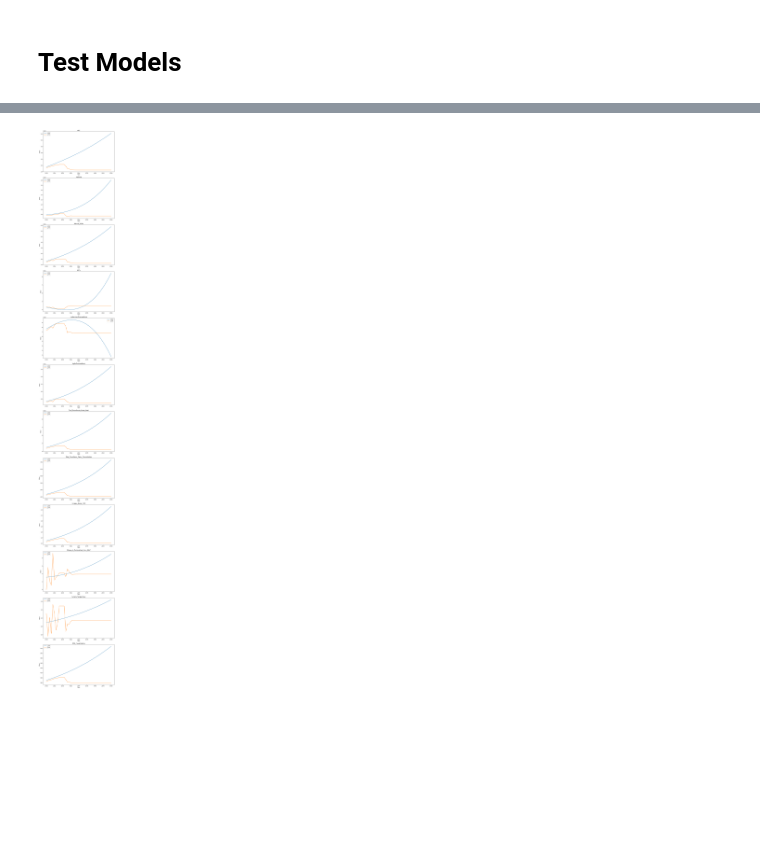
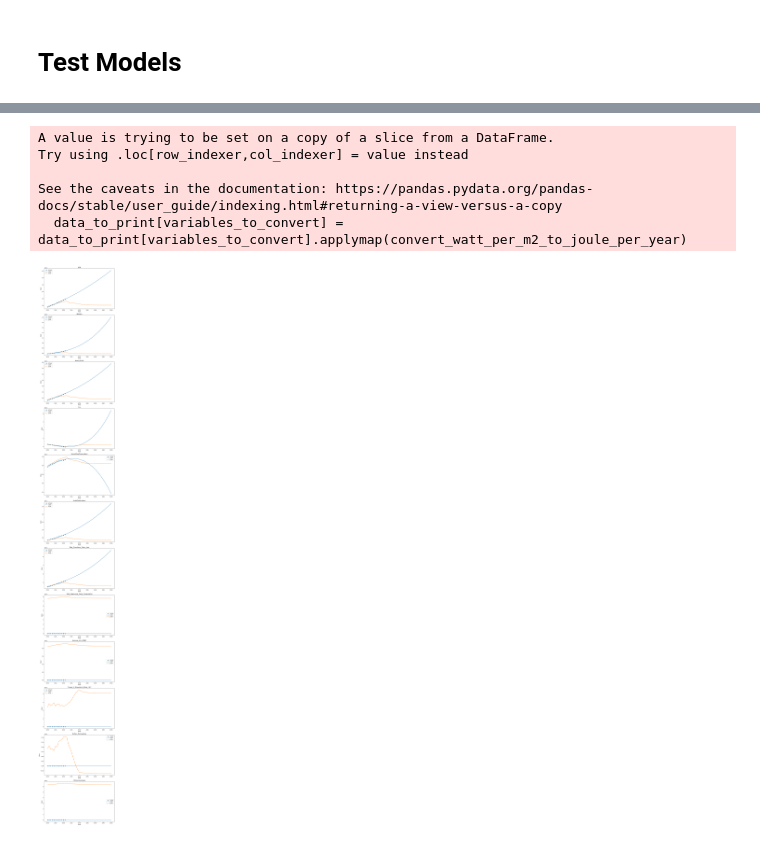
Before and after one commit to anti-integral/ClimateChangePrediction, a Jupyter notebook: training_models.ipynb, the cells around one changed output, grey strips where cells are left out. Cells and saved outputs as stored; diff of their text form; code cells hidden in the pictures; blank space fills up the shorter version.

```diff
--- a/training_models.ipynb
+++ b/training_models.ipynb
@@ -133,16 +134,18 @@ y_test = np.array(y_test)
 model_lstm = Sequential()
 model_lstm.add(LSTM(units=128, input_shape=(X_train.shape[1], X_train.shape[2])))
 model_lstm.add(Dense(64, activation='relu'))
+# model_lstm.add(Dense(48, activation='relu'))
 model_lstm.add(Dense(32, activation='relu'))
-model_lstm.add(Dense(32, activation='tanh'))
+model_lstm.add(Dense(32, activation='relu'))
+model_lstm.add(Dense(16, activation='relu'))
 model_lstm.add(Dense(16, activation='relu'))
 model_lstm.add(Dense(len(target_variables), activation='linear'))  # Adjust the output dimension based on the number of target variables
 
 # Compile the model
-model_lstm.compile(optimizer=Adam(learning_rate=0.001), loss='mean_squared_error', metrics=[MeanAbsoluteError()])
+model_lstm.compile(optimizer=Adam(learning_rate=0.01), loss='mean_squared_error', metrics=[MeanAbsoluteError()])
 
 # Train the model
-history=model_lstm.fit(X_train, y_train, epochs=1000, batch_size=16, verbose=0)
+history=model_lstm.fit(X_train, y_train, epochs=500, batch_size=16, verbose=0)
 # %%
 def convert_watt_per_m2_to_joule_per_year(watt_per_m2):
     total_surface_area_earth_m2 = 5.1 * 10**14
@@ -150,7 +153,7 @@ def convert_watt_per_m2_to_joule_per_year(watt_per_m2):
     joules_per_year = watt_per_m2 * total_surface_area_earth_m2 * seconds_per_year
     return joules_per_year
 # %%
-def lstm_prediction(input_year, scale = 1):
+def lstm_prediction(input_year, model_lstm, scale = 1):
     prediction_val = []
     if input_year>2021:
         # Prepare the input data
@@ -249,11 +252,6 @@ lsrm_predictions = []
 lstm_predictions = []
 for year in range(start_year, end_year):
     lsrm_predictions.append(model_lsrm.predict(year))
-    lstm_predictions.append(lstm_prediction(year, 10))
-df_lsrm = pd.DataFrame(lsrm_predictions, columns=target_variables)
-df_lstm = pd.DataFrame(lstm_predictions, columns=target_variables)
-
-df_lsrm[variables_to_convert] = df_lsrm[variables_to_convert].applymap(convert_watt_per_m2_to_joule_per_year)
-df_lstm[variables_to_convert] = df_lstm[variables_to_convert].applymap(convert_watt_per_m2_to_joule_per_year)
+    lstm_predictions.append(lstm_prediction(year, model_lstm, 1))
 # %% [output]
 h1
@@ -276,17 +274,30 @@ h1
+# %%
+df_lsrm = pd.DataFrame(lsrm_predictions, columns=train_variables)
+df_lstm = pd.DataFrame(lstm_predictions, columns=target_variables)
+
+df_lsrm[variables_to_convert] = df_lsrm[variables_to_convert].applymap(convert_watt_per_m2_to_joule_per_year)
+df_lstm[target_variables] = df_lstm[target_variables].applymap(convert_watt_per_m2_to_joule_per_year)
 # %%
 # Plot actual vs predicted for each target variable
 fig, axes = plt.subplots(len(target_variables), 1, figsize=(10, 6 * len(target_variables)))
 years = [year for year in range(start_year, end_year)]
+data_to_print = df.loc[df['Year']>=start_year]
+data_to_print[variables_to_convert] = data_to_print[variables_to_convert].applymap(convert_watt_per_m2_to_joule_per_year)
 for i, target_variable in enumerate(target_variables):
-    # axes[i].plot(years, data[target_variable], label='Actual')
+    axes[i].scatter(data_to_print['Year'], data_to_print[target_variable], label='Actual', marker='o')
     axes[i].plot(years, df_lsrm[target_variable], label='LSRM')
     axes[i].plot(years, df_lstm[target_variable], label='LSTM')
     axes[i].set_title(target_variable)
     axes[i].set_xlabel('Time')
     axes[i].set_ylabel('Value')
     axes[i].legend()
 
 plt.tight_layout()
 plt.show()
 # %% [output]
+A value is trying to be set on a copy of a slice from a DataFrame.
+Try using .loc[row_indexer,col_indexer] = value instead
+
+See the caveats in the documentation: https://pandas.pydata.org/pandas-docs/stable/user_guide/indexing.html#returning-a-view-versus-a-copy
+  data_to_print[variables_to_convert] = data_to_print[variables_to_convert].applymap(convert_watt_per_m2_to_joule_per_year)
-[figure, old version]
+[figure, new version]
```
Also changed, not shown: parts of 2 cells of this notebook, 3 other files.
